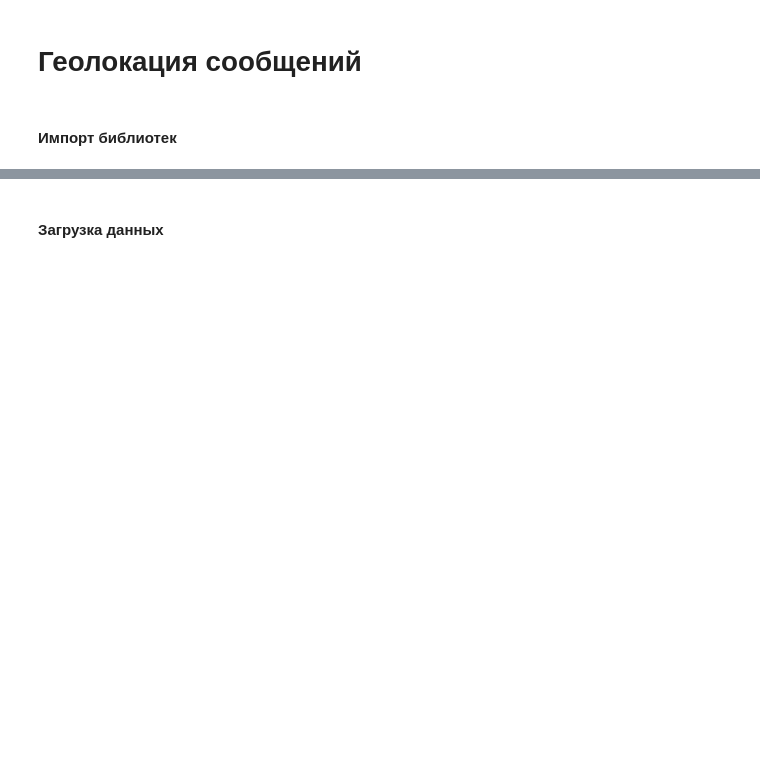
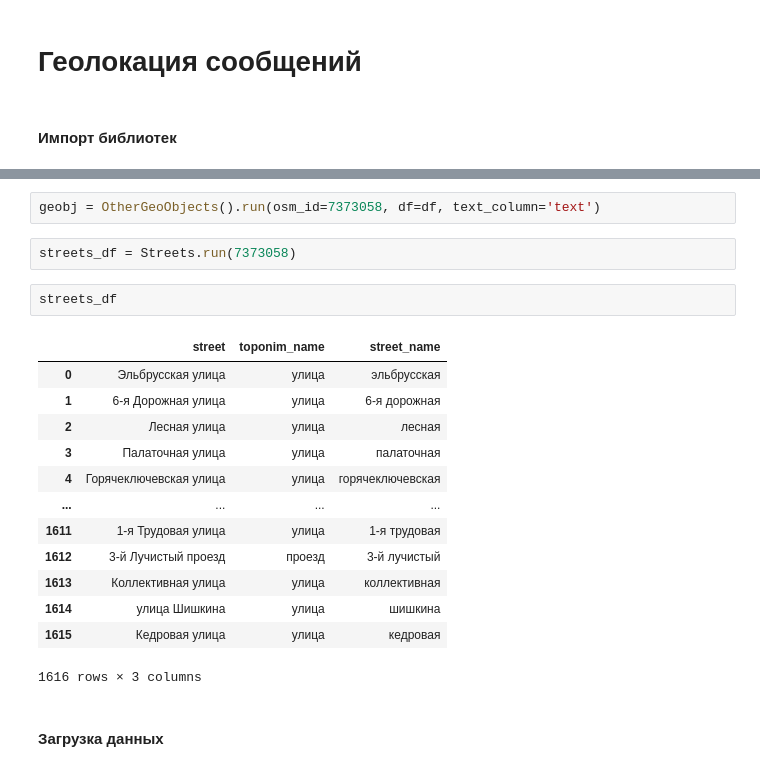
Before and after one commit to Sandrro/sloyka, a Jupyter notebook: examples/geocoder_example.ipynb, the cells around one changed output, grey strips where cells are left out. Cells and saved outputs as stored; diff of their text form; blank space fills up the shorter version.

```diff
--- a/examples/geocoder_example.ipynb
+++ b/examples/geocoder_example.ipynb
@@ -20,3 +118,23 @@ from sloyka.src.geocoder.geocoder import Geocoder
+# %%
+geobj = OtherGeoObjects().run(osm_id=7373058, df=df, text_column='text')
+# %%
+streets_df = Streets.run(7373058)
+# %%
+streets_df
+# %% [output]
+|  | street | toponim_name | street_name |
+| 0 | Эльбрусская улица | улица | эльбрусская |
+| 1 | 6-я Дорожная улица | улица | 6-я дорожная |
+| 2 | Лесная улица | улица | лесная |
+| 3 | Палаточная улица | улица | палаточная |
+| 4 | Горячеключевская улица | улица | горячеключевская |
+| ... | ... | ... | ... |
+| 1611 | 1-я Трудовая улица | улица | 1-я трудовая |
+| 1612 | 3-й Лучистый проезд | проезд | 3-й лучистый |
+| 1613 | Коллективная улица | улица | коллективная |
+| 1614 | улица Шишкина | улица | шишкина |
+| 1615 | Кедровая улица | улица | кедровая |
+1616 rows × 3 columns
 # %% [markdown]
 #### Загрузка данных
 # %%
```
Also changed, not shown: parts of 23 cells of this notebook, 3 other files.
